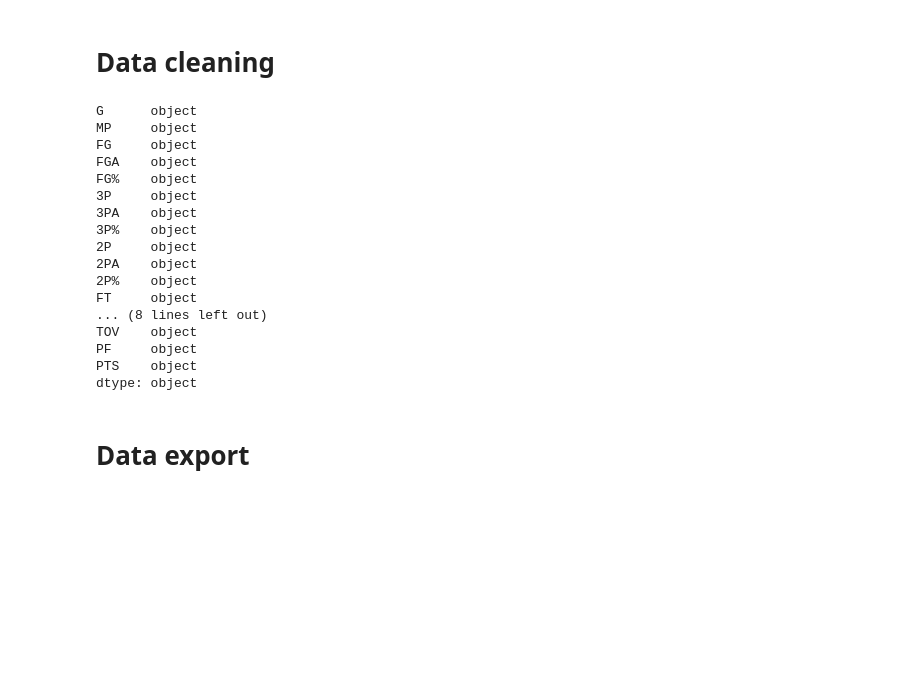
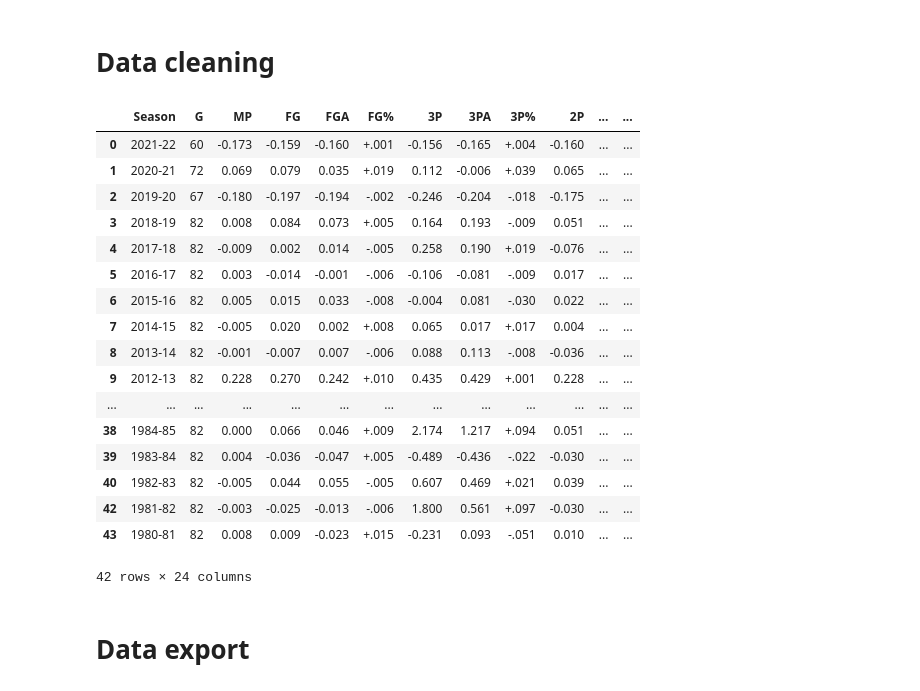
Before and after one commit to almulldreyer/machine-learning-project-4, a Jupyter notebook: main/Data_scrape.ipynb, the cells around one changed output. Saved outputs shown, nothing was run; the diff lists cells and outputs as text; code cells hidden in the pictures; blank space fills up the shorter version.

Commit message:
change dtypes

```diff
--- a/main/Data_scrape.ipynb
+++ b/main/Data_scrape.ipynb
@@ -51,26 +51,52 @@ while x < len(teams):
     team_tables[x] = team_tables[x].dropna()
     team_tables[x] = team_tables[x].drop([20, 41, 62])
     x = x+1
+# %%
+# Change all dtypes to float
+x = 0
+
+while x < len(teams):
+    team_tables[x]['G'] = team_tables[x]['G'].astype('int')
+    team_tables[x]["MP"] = team_tables[x]["MP"].str.rstrip('%').astype('float') / 100.0
+    team_tables[x]["FG"] = team_tables[x]["FG"].str.rstrip('%').astype('float') / 100.0
+    team_tables[x]["FGA"] = team_tables[x]["FGA"].str.rstrip('%').astype('float') / 100.0
+    team_tables[x]["3P"] = team_tables[x]["3P"].str.rstrip('%').astype('float') / 100.0
+    team_tables[x]["3PA"] = team_tables[x]["3PA"].str.rstrip('%').astype('float') / 100.0
+    team_tables[x]["2P"] = team_tables[x]["2P"].str.rstrip('%').astype('float') / 100.0
+    team_tables[x]["FT"] = team_tables[x]["FT"].str.rstrip('%').astype('float') / 100.0
+    team_tables[x]["FTA"] = team_tables[x]["FTA"].str.rstrip('%').astype('float') / 100.0
+    team_tables[x]["ORB"] = team_tables[x]["ORB"].str.rstrip('%').astype('float') / 100.0
+    team_tables[x]["DRB"] = team_tables[x]["DRB"].str.rstrip('%').astype('float') / 100.0
+    team_tables[x]["TRB"] = team_tables[x]["TRB"].str.rstrip('%').astype('float') / 100.0
+    team_tables[x]["AST"] = team_tables[x]["AST"].str.rstrip('%').astype('float') / 100.0
+    team_tables[x]["STL"] = team_tables[x]["STL"].str.rstrip('%').astype('float') / 100.0
+    team_tables[x]["BLK"] = team_tables[x]["BLK"].str.rstrip('%').astype('float') / 100.0
+    team_tables[x]["TOV"] = team_tables[x]["TOV"].str.rstrip('%').astype('float') / 100.0
+    team_tables[x]["PF"] = team_tables[x]["PF"].str.rstrip('%').astype('float') / 100.0
+    team_tables[x]["PTS"] = team_tables[x]["PTS"].str.rstrip('%').astype('float') / 100.0
+    team_tables[x]["2PA"] = team_tables[x]["2PA"].str.rstrip('%').astype('float') / 100.0
+    x = x+1
 # %%
-team_tables[0].dtypes
+team_tables[0]
 # %% [output]
+|  | Season | G | MP | FG | FGA | FG% | 3P | 3PA | 3P% | 2P | ... | ... |
+| 0 | 2021-22 | 60 | -0.173 | -0.159 | -0.160 | +.001 | -0.156 | -0.165 | +.004 | -0.160 | ... | ... |
+| 1 | 2020-21 | 72 | 0.069 | 0.079 | 0.035 | +.019 | 0.112 | -0.006 | +.039 | 0.065 | ... | ... |
+| 2 | 2019-20 | 67 | -0.180 | -0.197 | -0.194 | -.002 | -0.246 | -0.204 | -.018 | -0.175 | ... | ... |
+| 3 | 2018-19 | 82 | 0.008 | 0.084 | 0.073 | +.005 | 0.164 | 0.193 | -.009 | 0.051 | ... | ... |
+| 4 | 2017-18 | 82 | -0.009 | 0.002 | 0.014 | -.005 | 0.258 | 0.190 | +.019 | -0.076 | ... | ... |
+| 5 | 2016-17 | 82 | 0.003 | -0.014 | -0.001 | -.006 | -0.106 | -0.081 | -.009 | 0.017 | ... | ... |
+| 6 | 2015-16 | 82 | 0.005 | 0.015 | 0.033 | -.008 | -0.004 | 0.081 | -.030 | 0.022 | ... | ... |
+| 7 | 2014-15 | 82 | -0.005 | 0.020 | 0.002 | +.008 | 0.065 | 0.017 | +.017 | 0.004 | ... | ... |
+| 8 | 2013-14 | 82 | -0.001 | -0.007 | 0.007 | -.006 | 0.088 | 0.113 | -.008 | -0.036 | ... | ... |
+| 9 | 2012-13 | 82 | 0.228 | 0.270 | 0.242 | +.010 | 0.435 | 0.429 | +.001 | 0.228 | ... | ... |
+| ... | ... | ... | ... | ... | ... | ... | ... | ... | ... | ... | ... | ... |
+| 38 | 1984-85 | 82 | 0.000 | 0.066 | 0.046 | +.009 | 2.174 | 1.217 | +.094 | 0.051 | ... | ... |
+| 39 | 1983-84 | 82 | 0.004 | -0.036 | -0.047 | +.005 | -0.489 | -0.436 | -.022 | -0.030 | ... | ... |
+| 40 | 1982-83 | 82 | -0.005 | 0.044 | 0.055 | -.005 | 0.607 | 0.469 | +.021 | 0.039 | ... | ... |
+| 42 | 1981-82 | 82 | -0.003 | -0.025 | -0.013 | -.006 | 1.800 | 0.561 | +.097 | -0.030 | ... | ... |
+| 43 | 1980-81 | 82 | 0.008 | 0.009 | -0.023 | +.015 | -0.231 | 0.093 | -.051 | 0.010 | ... | ... |
-G      object
-MP     object
-FG     object
-FGA    object
-FG%    object
-3P     object
-3PA    object
-3P%    object
-2P     object
-2PA    object
-2P%    object
-FT     object
-... (8 lines left out)
-TOV    object
-PF     object
-PTS    object
-dtype: object
+42 rows × 24 columns
 # %% [markdown]
 # Data export
 # %%
```
Also changed, not shown: 32 other files.
